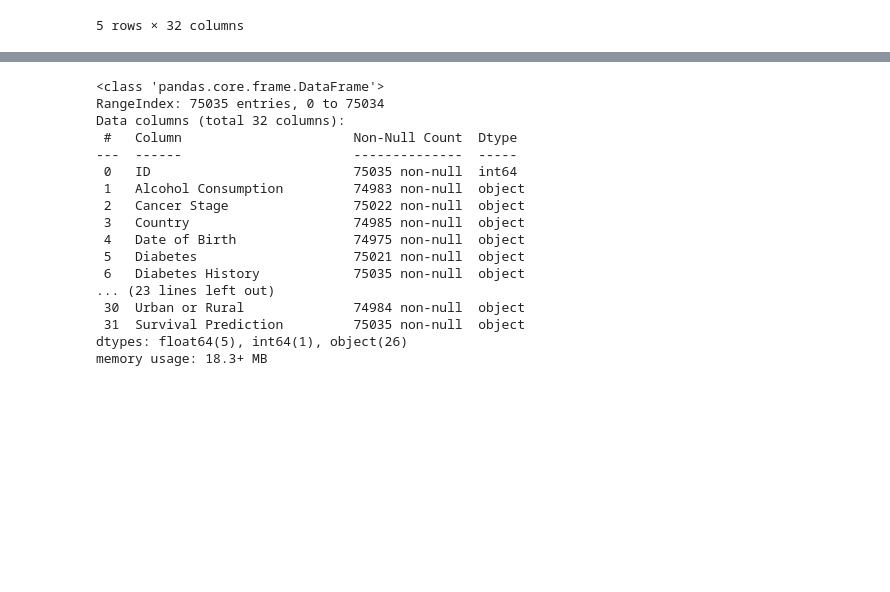
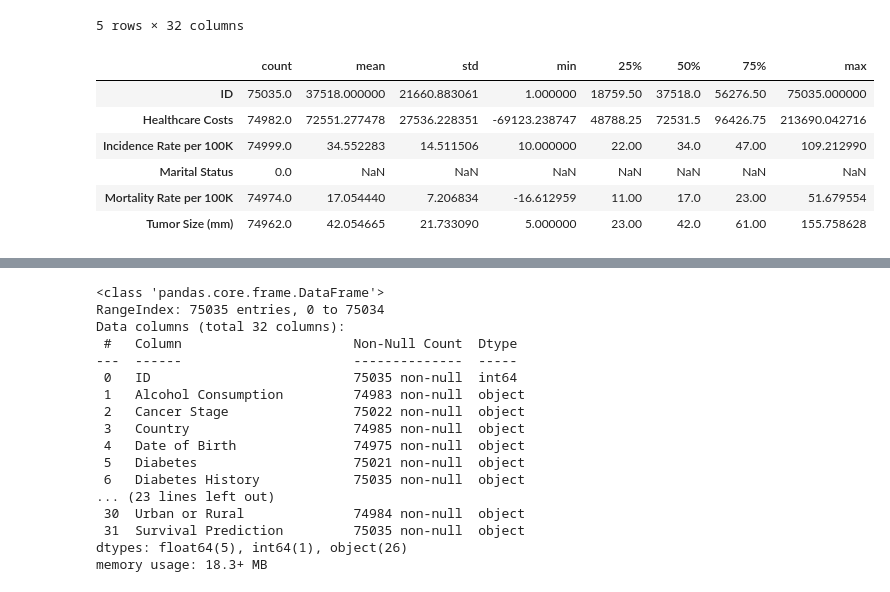
Before and after one commit to rgerc8/dm2-class-cancer, a Jupyter notebook: main.ipynb, the cells around one changed output, grey strips where cells are left out. Cells and saved outputs as stored; diff of their text form; code cells hidden in the pictures; blank space fills up the shorter version.

```diff
--- a/main.ipynb
+++ b/main.ipynb
@@ -17,4 +44,14 @@ df.tail()
 | 75033 | 75034 | No | Localized | South Africa | 22-12-1951 | No | No | ... |
 | 75034 | 75035 | Yes | Regional | France | 23-07-1948 | No | No | ... |
 5 rows × 32 columns
+# %%
+df.describe().T
+# %% [output]
+|  | count | mean | std | min | 25% | 50% | 75% | max |
+| ID | 75035.0 | 37518.000000 | 21660.883061 | 1.000000 | 18759.50 | 37518.0 | 56276.50 | 75035.000000 |
+| Healthcare Costs | 74982.0 | 72551.277478 | 27536.228351 | -69123.238747 | 48788.25 | 72531.5 | 96426.75 | 213690.042716 |
+| Incidence Rate per 100K | 74999.0 | 34.552283 | 14.511506 | 10.000000 | 22.00 | 34.0 | 47.00 | 109.212990 |
+| Marital Status | 0.0 | NaN | NaN | NaN | NaN | NaN | NaN | NaN |
+| Mortality Rate per 100K | 74974.0 | 17.054440 | 7.206834 | -16.612959 | 11.00 | 17.0 | 23.00 | 51.679554 |
+| Tumor Size (mm) | 74962.0 | 42.054665 | 21.733090 | 5.000000 | 23.00 | 42.0 | 61.00 | 155.758628 |
 # %%
```
Also changed, not shown: parts of 13 cells of this notebook.
